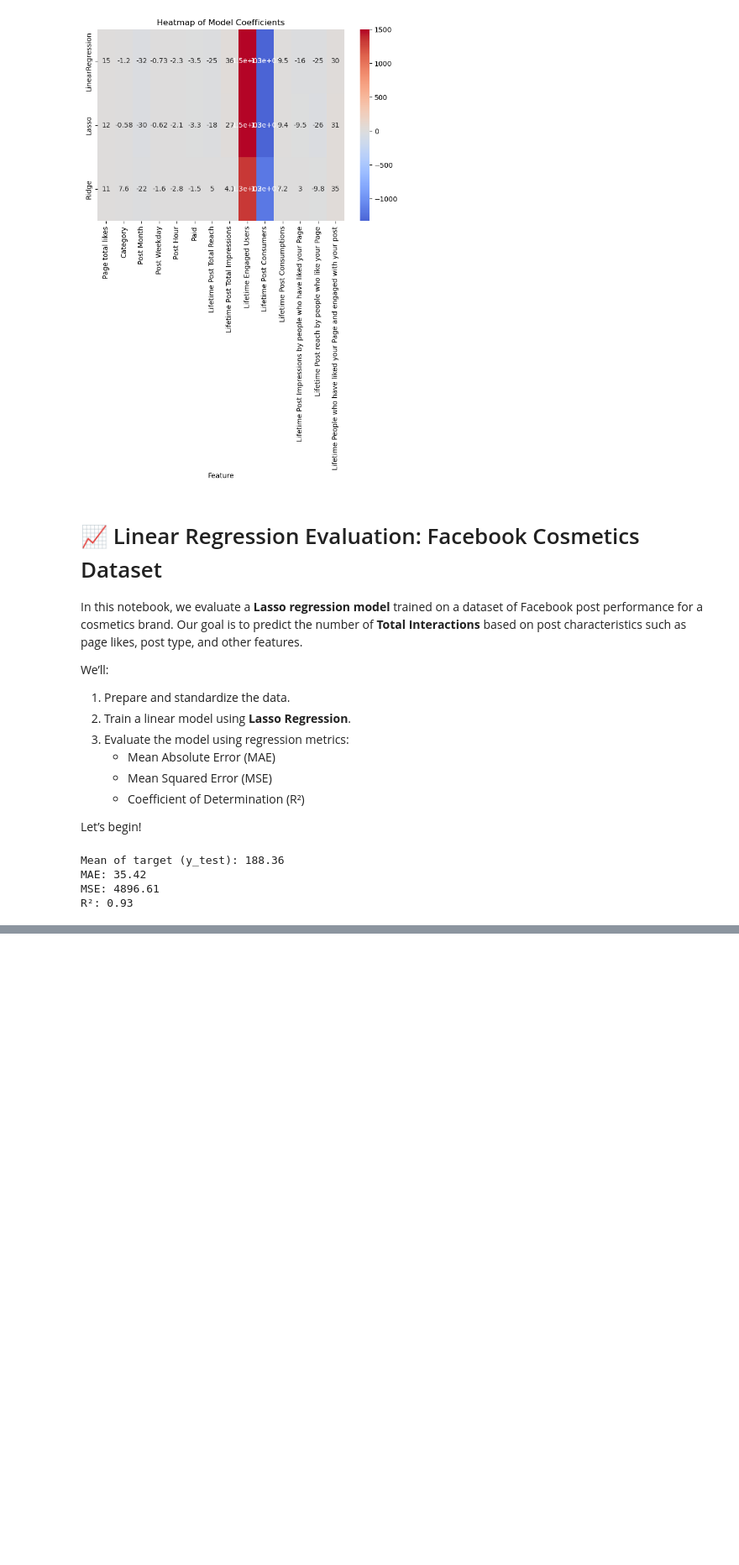
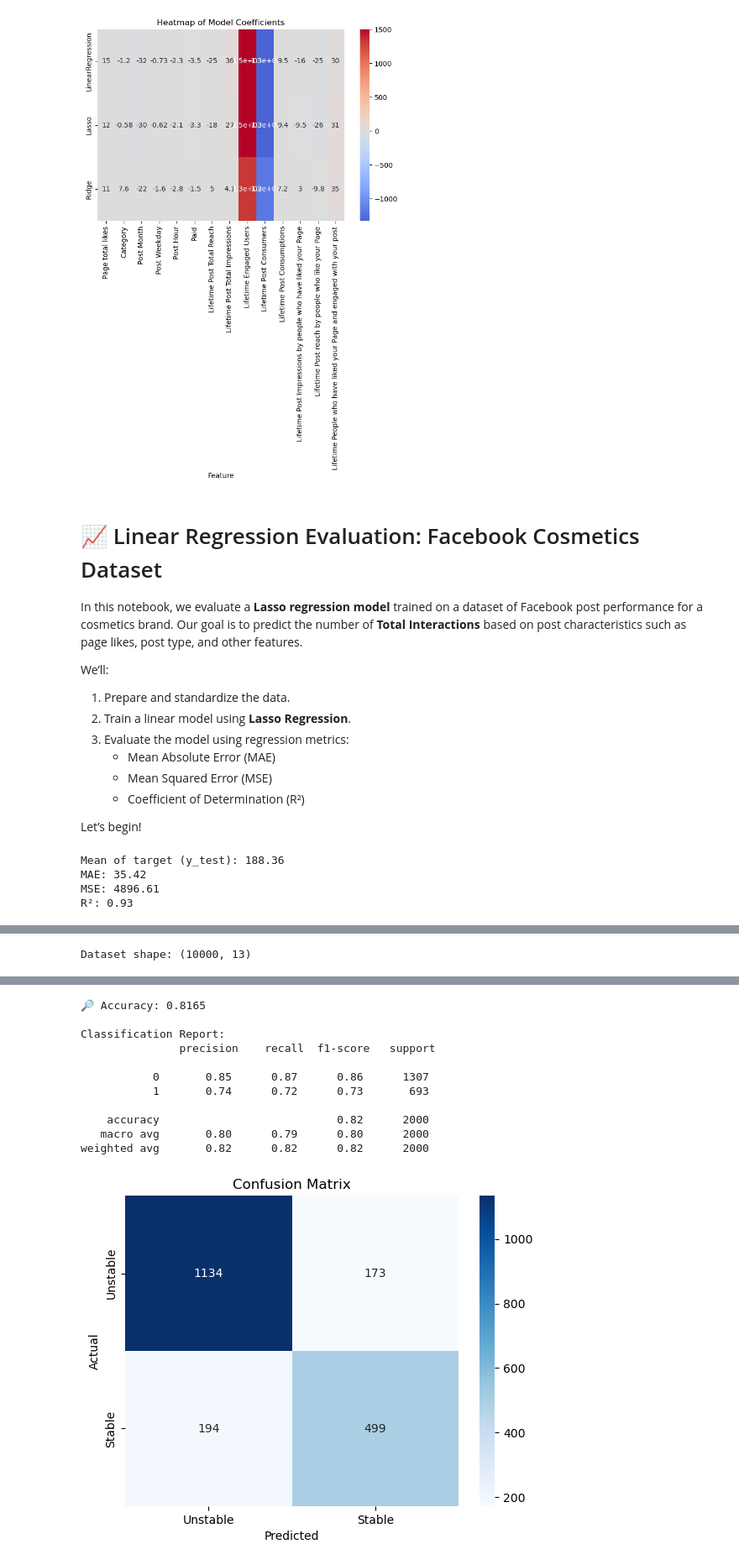
Before and after one commit to DanyHook/facebook-engagement-prediction, a Jupyter notebook: Predicting_Facebook_Post_Engagement_for_a_Cosmetics_Brand.ipynb, the cells around one changed output, grey strips where cells are left out. Shown: that part at 84% size. Drawn from its saved outputs; the diff is of its cells as text; code cells hidden in the pictures; blank space fills up the shorter version.

```diff
--- a/Predicting_Facebook_Post_Engagement_for_a_Cosmetics_Brand.ipynb
+++ b/Predicting_Facebook_Post_Engagement_for_a_Cosmetics_Brand.ipynb
@@ -29,13 +29,15 @@ import seaborn as sns
 import matplotlib.pyplot as plt
 
 from sklearn.model_selection import train_test_split
-from sklearn.linear_model import LinearRegression, Lasso, Ridge
-from sklearn.metrics import mean_absolute_error, mean_squared_error, r2_score
+from sklearn.linear_model import LogisticRegression, LinearRegression, Lasso, Ridge
+from sklearn.metrics import mean_absolute_error, mean_squared_error, r2_score, accuracy_score, confusion_matrix, classification_report
 from sklearn.preprocessing import StandardScaler
 
 # 📂 Load the dataset
 file_path = 'datasets/dataset_facebook_cosmetics_us.csv'
 df = pd.read_csv(file_path, sep=';')
+file_path_2 = 'datasets/Electrical_Grid_Stability_us.csv'
+df_2 = pd.read_csv(file_path_2, sep=';')
 
 # 🧐 Quick overview
 print(df.shape)
@@ -452,0 +468,32 @@ Overall, this evaluation provides a baseline for model performance using Lasso r
+# %%
+print("Dataset shape:", df_2.shape)
+display(df_2.head())
+
+# 2. Split into features and target
+X = df_2.drop('stability', axis=1)
+y = df_2['stability']
+
+# 3. Split into train and test sets
+X_train, X_test, y_train, y_test = train_test_split(X, y, test_size=0.2, random_state=42)
+
+# 4. Initialize and train logistic regression
+model = LogisticRegression(max_iter=1000)  # increased iterations to ensure convergence
+model.fit(X_train, y_train)
+
+# 5. Predict classes and probabilities
+predictions = model.predict(X_test)
+probabilities = model.predict_proba(X_test)[:, 1]
+
+# 6. Evaluate the model
+print("🔎 Accuracy:", accuracy_score(y_test, predictions))
+print("\nClassification Report:\n", classification_report(y_test, predictions))
+
+# 7. Confusion matrix
+cm = confusion_matrix(y_test, predictions)
+sns.heatmap(cm, annot=True, fmt='d', cmap='Blues', xticklabels=['Unstable', 'Stable'], yticklabels=['Unstable', 'Stable'])
+plt.title("Confusion Matrix")
+plt.xlabel("Predicted")
+plt.ylabel("Actual")
+plt.show()
+# %% [output]
+Dataset shape: (10000, 13)
@@ -452,0 +506,12 @@ Overall, this evaluation provides a baseline for model performance using Lasso r
+🔎 Accuracy: 0.8165
+
+Classification Report:
+               precision    recall  f1-score   support
+
+           0       0.85      0.87      0.86      1307
+           1       0.74      0.72      0.73       693
+
+    accuracy                           0.82      2000
+   macro avg       0.80      0.79      0.80      2000
+weighted avg       0.82      0.82      0.82      2000
+[figure, added]
```
Also changed, not shown: parts of 4 cells of this notebook.
